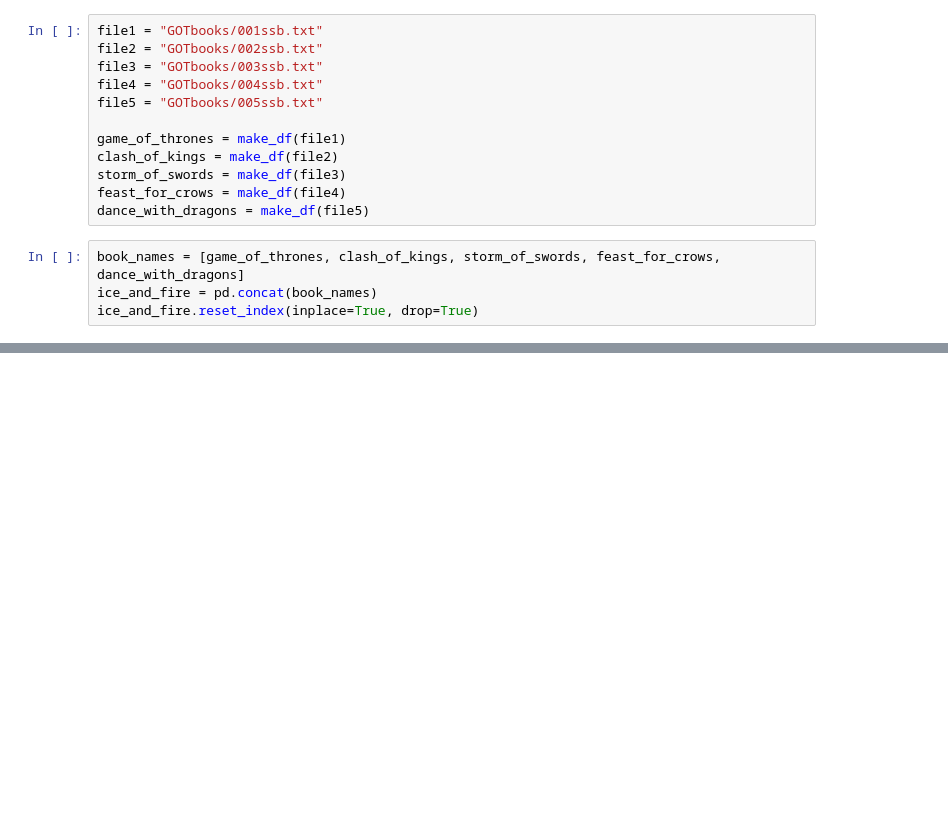
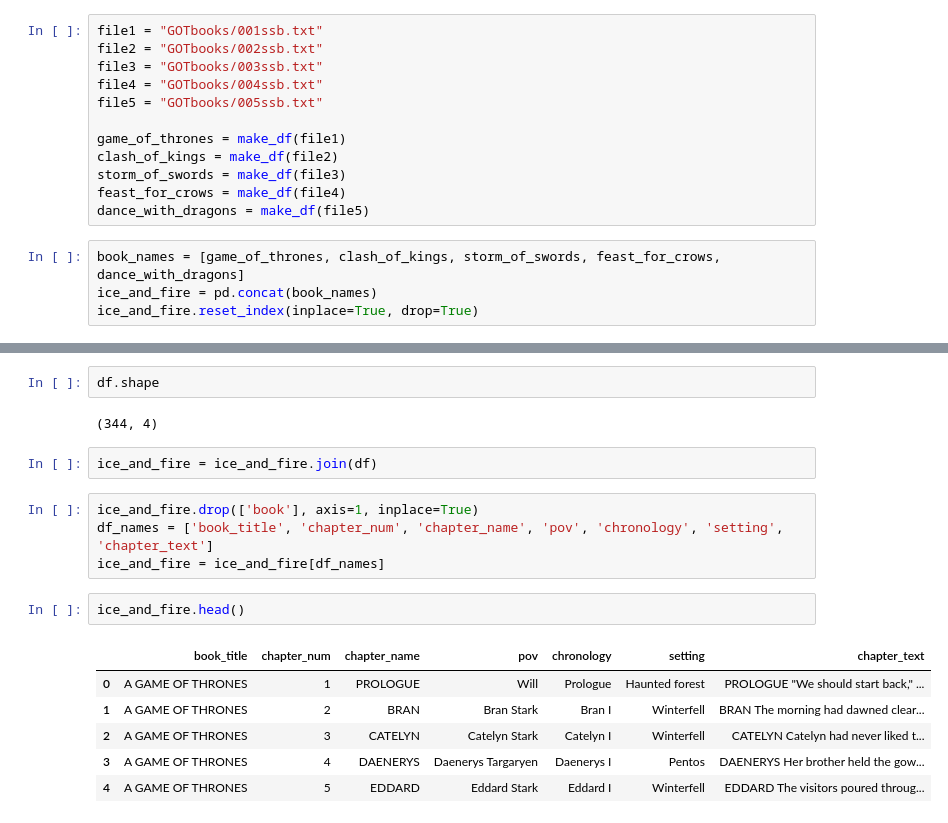
Before and after one commit to aliandra/proj4-got, a Jupyter notebook: book_cleaning.ipynb, the cells around one changed output, grey strips where cells are left out. Cells and saved outputs as stored; diff of their text form; blank space fills up the shorter version.

```diff
--- a/book_cleaning.ipynb
+++ b/book_cleaning.ipynb
@@ -100,0 +133,19 @@ ice_and_fire.reset_index(inplace=True, drop=True)
+# %%
+df.shape
+# %% [output]
+(344, 4)
+# %%
+ice_and_fire = ice_and_fire.join(df)
+# %%
+ice_and_fire.drop(['book'], axis=1, inplace=True)
+df_names = ['book_title', 'chapter_num', 'chapter_name', 'pov', 'chronology', 'setting', 'chapter_text']
+ice_and_fire = ice_and_fire[df_names]
+# %%
+ice_and_fire.head()
+# %% [output]
+|  | book_title | chapter_num | chapter_name | pov | chronology | setting | chapter_text |
+| 0 | A GAME OF THRONES | 1 | PROLOGUE | Will | Prologue | Haunted forest | PROLOGUE "We should start back," ... |
+| 1 | A GAME OF THRONES | 2 | BRAN | Bran Stark | Bran I | Winterfell | BRAN The morning had dawned clear... |
+| 2 | A GAME OF THRONES | 3 | CATELYN | Catelyn Stark | Catelyn I | Winterfell | CATELYN Catelyn had never liked t... |
+| 3 | A GAME OF THRONES | 4 | DAENERYS | Daenerys Targaryen | Daenerys I | Pentos | DAENERYS Her brother held the gow... |
+| 4 | A GAME OF THRONES | 5 | EDDARD | Eddard Stark | Eddard I | Winterfell | EDDARD The visitors poured throug... |
```
Also changed, not shown: parts of 10 cells of this notebook, 1 other file.
